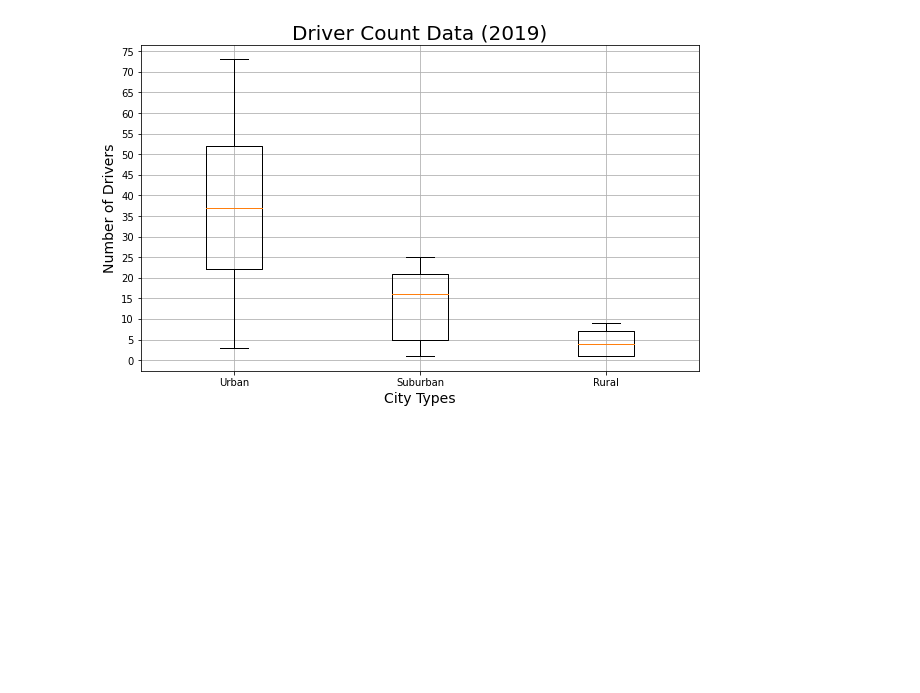
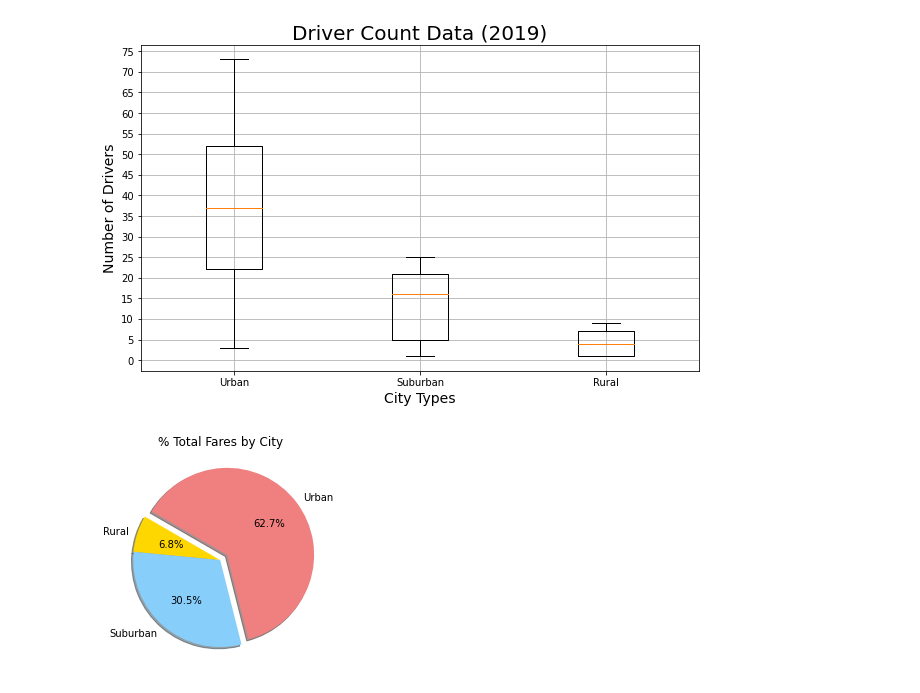
Before and after one commit to Redheadedmath/PyBer_Analysis, a Jupyter notebook: pre_challenge.ipynb, the cells around one changed output. Cells and saved outputs as stored; diff of their text form; code cells hidden in the pictures; blank space fills up the shorter version.

Commit message:
Adding pie chart of fare breakdown by city type

```diff
--- a/pre_challenge.ipynb
+++ b/pre_challenge.ipynb
@@ -481,3 +481,34 @@ plt.savefig("Analysis/Fig4.png", dpi=300, bbox_inches='tight')
 plt.show()
 # %% [output]
 [figure]
+# %%
+# Considering pie chart for alt. visualizations % Total Fares by City
+# Need the following:
+# 1) Total fares per city type
+# 2) Total fares overall
+# 3) Calculate the percentage breakdowns
+
+# 1) Sums of fare by type, go back to master DF
+sum_fares_by_type = pyber_data_df.groupby(["type"]).sum()["fare"]
+
+# 2) Overall fares
+total_fares = pyber_data_df["fare"].sum()
+
+# 3) Calc %'s
+type_percents = 100 * sum_fares_by_type / total_fares
+# %%
+# Constructing pie chart for % Total Fares by City
+import matplotlib as mpl
+
+plt.subplots(figsize=(10,6))
+plt.pie(type_percents, labels=["Rural", "Suburban", "Urban"],
+       colors=["gold", "lightskyblue", "lightcoral"],
+       explode=[0, 0, 0.1],
+       autopct='%1.1f%%',
+       shadow=True,
+       startangle=150)
+plt.title("% Total Fares by City")
+mpl.rcParams['fontsize'] =14
+plt.show()
+# %% [output]
+[figure, added]
```
Also changed, not shown: 1 other file.
